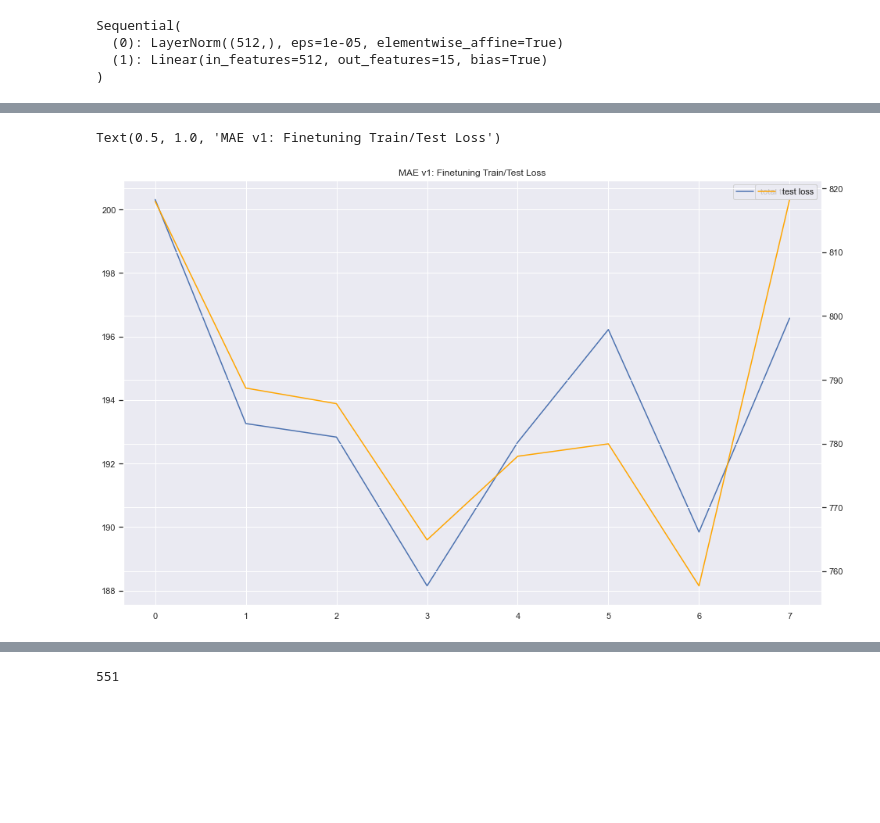
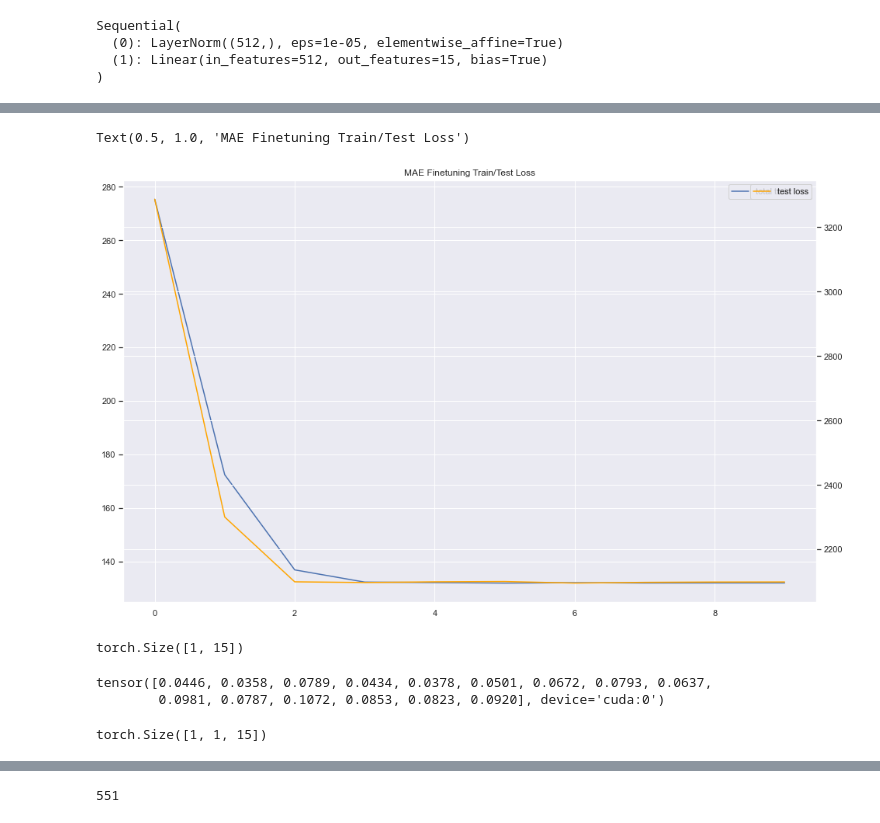
Before and after one commit to rhythmjain/DeepLearningMusicTagging, a Jupyter notebook: data_exploration/Testing FineTuning MAE.ipynb, the cells around one changed output, grey strips where cells are left out. Drawn from its saved outputs; the diff is of its cells as text; code cells hidden in the pictures; blank space fills up the shorter version.

```diff
--- a/data_exploration/Testing FineTuning MAE.ipynb
+++ b/data_exploration/Testing FineTuning MAE.ipynb
@@ -541,3 +388,7 @@ model = v_for_downstream.to(device)
+# %%
+model = v_for_downstream
+# %%
+model = model.to(device)
 # %%
 from tqdm import tqdm
 import torch.optim as optim
@@ -574,9 +406,13 @@ model.parameters()
 # optimizer = optim.AdamW(model.parameters(), lr=1e-4)
 # optimizer = optim.AdamW(model.mlp_head.parameters(), lr=1e-3)
 # optimizer = optim.AdamW(model.mlp_head.parameters(), lr=1e-2)
-optimizer = optim.AdamW(model.mlp_head.parameters(), lr=1e-2, weight_decay=0.05, betas=(0.9, 0.95))
+optimizer = optim.AdamW(model.mlp_head.parameters(), lr=1e-5, weight_decay=0.05, betas=(0.9, 0.95))
+# optimizer = optim.AdamW(model.mlp_head.parameters(), lr=1e-3, weight_decay=0.1, betas=(0.9, 0.95))
+# optimizer = optim.AdamW(model.mlp_head.parameters(), lr=5e-3, weight_decay=0.1, betas=(0.9, 0.95))
 # criterion = nn.BCELoss()
-criterion = nn.BCEWithLogitsLoss(pos_weight = pos_weight.to(device))
+# criterion = nn.BCEWithLogitsLoss(pos_weight = pos_weight.to(device))
+# criterions = [nn.BCEWithLogitsLoss(pos_weight=pos_weight[i].unsqueeze(0).to(device)) for i in range(15)]
+criterions = [nn.BCEWithLogitsLoss() for i in range(15)]
 # %%
 def get_mask(targs):
     mask = []
@@ -623,8 +455,33 @@ for epoch in range(10):
         inputs, labels = data['input'].to(device), data['labels'].to(device)
         outputs = model(inputs)
 
-        loss = criterion(outputs, labels)
+#         loss = criterion(outputs, labels)
+        loss = 0
+        for i in range(15):
+            criterion = criterions[i]
+#             target = torch.zeros_like(outputs[:,i])
+#             target = outputs[:,i, 1]
+#             target[:,labels[:,i].long()] = 1
+#             for ind in range(len(target)):
+#                 target[ind,labels[ind,i].long()] = 1
+#             target = target.to(device)
+#             loss += criterion(outputs[:,i,1], target)
 
+            cur_outs = outputs[:,i,0]
+            cur_targs = labels[:,i]
+
+            num_pos = int(cur_targs.sum()) - 2
+            num_neg_to_include = max(num_pos, 1)
+            pos_outs = cur_outs[cur_targs == 1]
+            neg_outs = cur_outs[cur_targs == 0]
+
+            pos_targs = cur_targs[cur_targs == 1]
+            neg_targs = cur_targs[cur_targs == 0]
+
+            balanced_outs = torch.cat([pos_outs, neg_outs[:num_neg_to_include]])
+            balanced_targs = torch.cat([pos_targs, neg_targs[:num_neg_to_include]])
+
+            loss += criterion(cur_outs, cur_targs)
         loss.backward()
         optimizer.step()
         # for bookkeeping
@@ -635,7 +492,7 @@ for epoch in range(10):
         test_loss = get_total_loss(model, ft_test_dl)
         ft_train_losses.append(train_total_loss)
         ft_test_losses.append(test_loss)
-        print(f"Epoch: {epoch}; Loss: {adjusted}; Total Loss: {train_total_loss}; Test Loss: {test_loss}")
+        print(f"Epoch: {epoch}; Total Loss: {train_total_loss}; Test Loss: {test_loss}")
 #         print(f"Epoch: {epoch}; Loss: {adjusted}; Test Loss: {test_loss}")
 
 _ = model.eval()
@@ -644,13 +510,14 @@ ZeroDivisionError: division by zero
 # %%
 plt.figure(figsize=(16, 10))
 ranger = list(range(len(ft_train_losses)))
 sns.lineplot(x=ranger, y=ft_train_losses, label="total train loss", alpha=1)
 # sns.lineplot(x=ranger, y=adjusted_train_losses, label="adjusted train loss")
 ax2 = plt.twinx()
 sns.lineplot(x=ranger, y=ft_test_losses, label="test loss", ax=ax2, color="orange", alpha=1)
 # sns.lineplot(x=ranger, y=ft_test_losses, label="test loss", color="orange", alpha=0.5)
-plt.title("MAE v1: Finetuning Train/Test Loss")
+# plt.title("MAE v1: Finetuning Train/Test Loss")
+plt.title("MAE Finetuning Train/Test Loss")
 # plt.savefig("mae_v1.png")
 # %% [output]
-Text(0.5, 1.0, 'MAE v1: Finetuning Train/Test Loss')
+Text(0.5, 1.0, 'MAE Finetuning Train/Test Loss')
-[figure, old version]
+[figure, new version]
@@ -659,3 +524,16 @@ import torch.nn.functional as F
+# %%
+outputs.shape
+# %% [output]
+torch.Size([1, 15])
+# %%
+torch.cat(all_outputs).mean(dim=0)
+# %% [output]
+tensor([0.0446, 0.0358, 0.0789, 0.0434, 0.0378, 0.0501, 0.0672, 0.0793, 0.0637,
+        0.0981, 0.0787, 0.1072, 0.0853, 0.0823, 0.0920], device='cuda:0')
+# %%
+outputs.unsqueeze(0).shape
+# %% [output]
+torch.Size([1, 1, 15])
 # %%
 model.eval()
 
```
Also changed, not shown: parts of 140 cells of this notebook, 6 other files.
